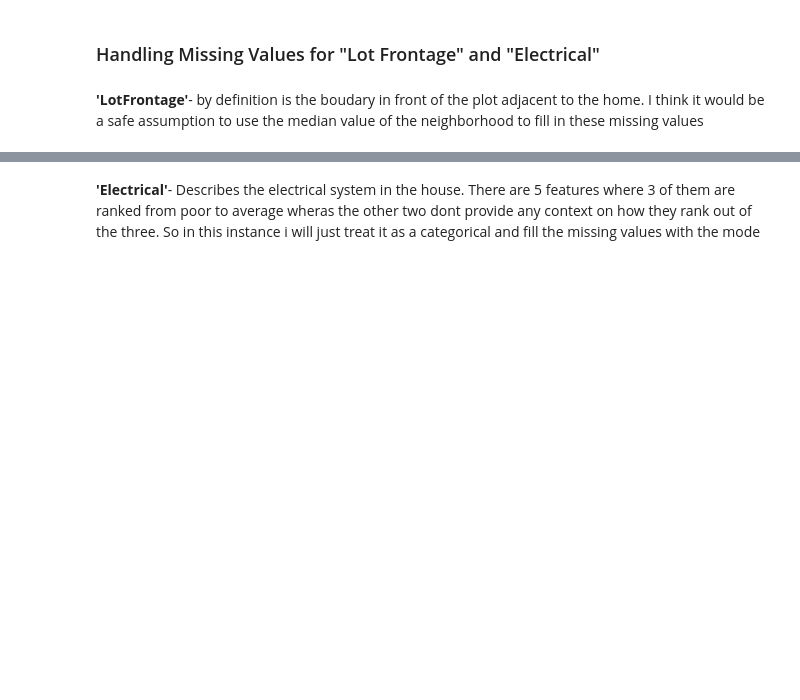
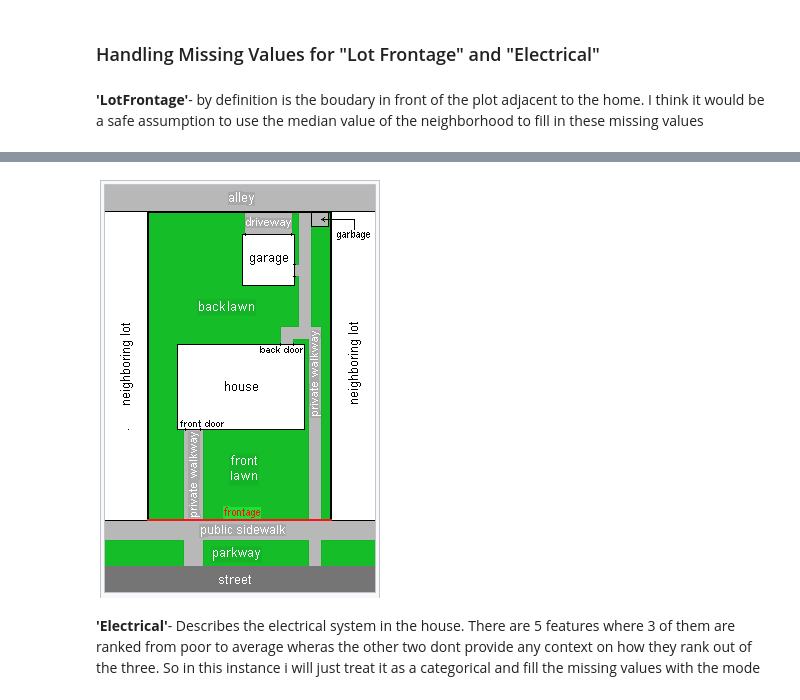
Before and after one commit to dtrinidad002/W207_Final_Project, a Jupyter notebook: Notebook_2_EDA_DataCleaning+FeatureEngineering+ModelDevelopment.ipynb, the cells around one changed output, grey strips where cells are left out. Saved outputs shown, nothing was run; the diff lists cells and outputs as text; code cells hidden in the pictures; blank space fills up the shorter version.

```diff
--- a/Notebook_2_EDA_DataCleaning+FeatureEngineering+ModelDevelopment.ipynb
+++ b/Notebook_2_EDA_DataCleaning+FeatureEngineering+ModelDevelopment.ipynb
@@ -304,2 +302,6 @@ combined_data['LotFrontage']=combined_data.groupby("Neighborhood")["LotFrontage"
+# %%
+display.Image("images/landLot.png")
+# %% [output]
+[figure, added]
 # %% [markdown]
 **'Electrical'**- Describes the electrical system in the house. There are 5 features where 3 of them are ranked from poor to average wheras the other two dont provide any context on how they rank out of the three. So in this instance i will just treat it as a categorical and fill the missing values with the mode
```
Also changed, not shown: parts of 3 cells of this notebook.
